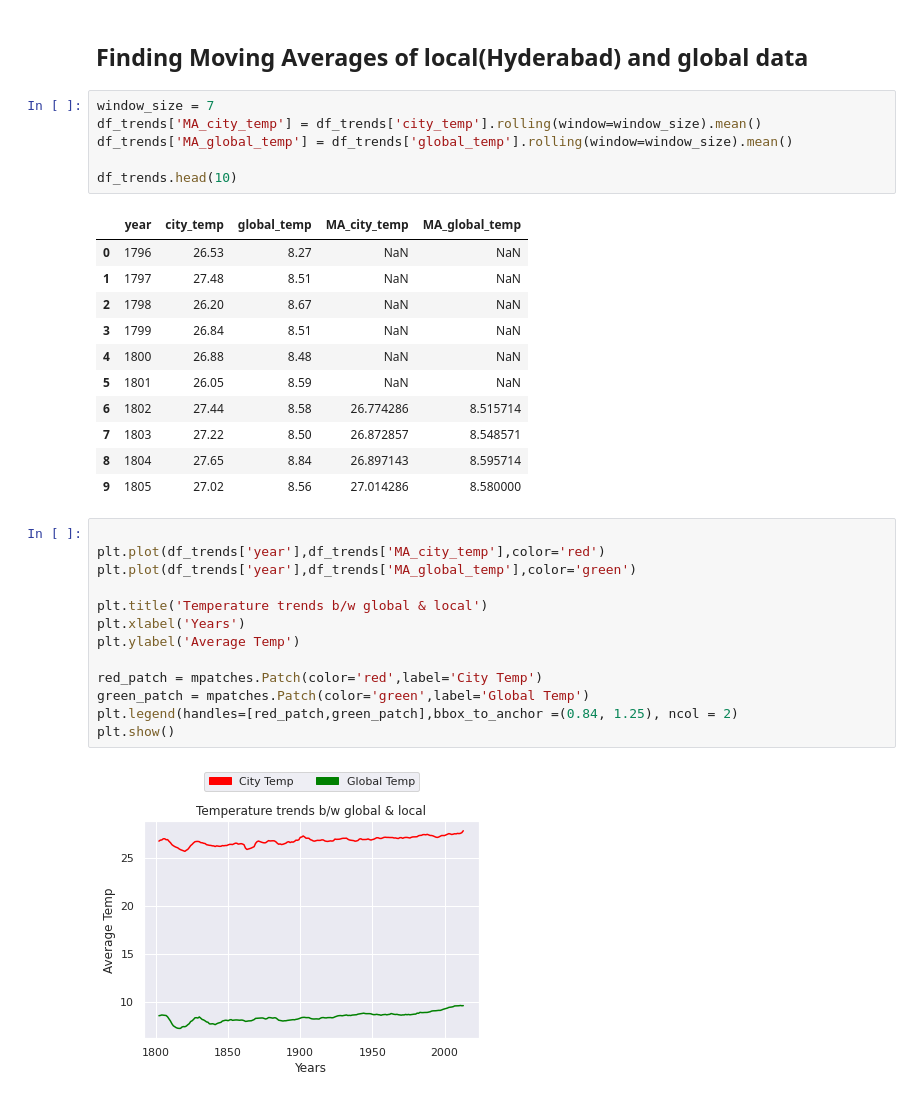
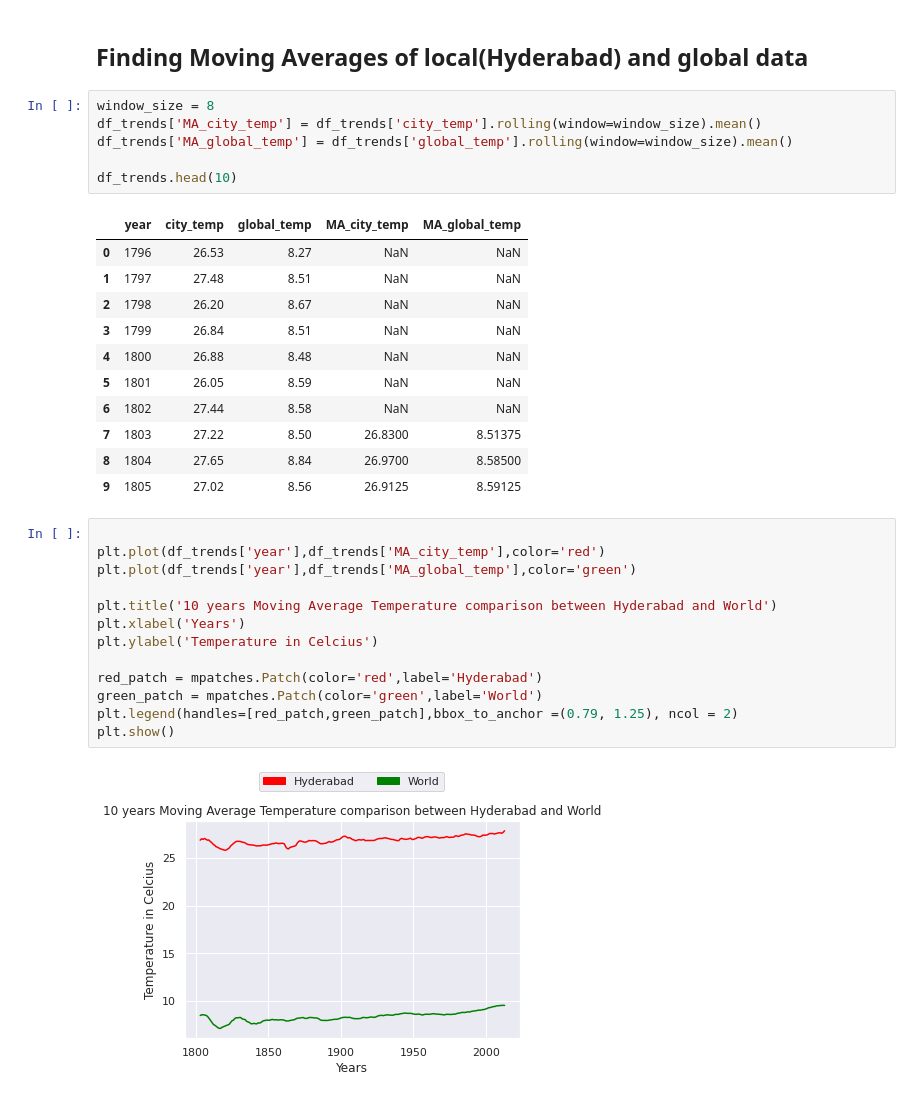
Before and after one commit to dishankkalra23/Explore-Weather-Trends, a Jupyter notebook: Explore_Weather_Trends.ipynb, the cells around one changed output. Cells and saved outputs as stored; diff of their text form.

```diff
--- a/Explore_Weather_Trends.ipynb
+++ b/Explore_Weather_Trends.ipynb
@@ -315,7 +320,7 @@ Name: 68, dtype: float64
 # %% [markdown]
 ## Finding Moving Averages of local(Hyderabad) and global data
 # %%
-window_size = 7
+window_size = 8
 df_trends['MA_city_temp'] = df_trends['city_temp'].rolling(window=window_size).mean()
 df_trends['MA_global_temp'] = df_trends['global_temp'].rolling(window=window_size).mean()
 
@@ -328,22 +333,22 @@ df_trends.head(10)
 | 3 | 1799 | 26.84 | 8.51 | NaN | NaN |
 | 4 | 1800 | 26.88 | 8.48 | NaN | NaN |
 | 5 | 1801 | 26.05 | 8.59 | NaN | NaN |
-| 6 | 1802 | 27.44 | 8.58 | 26.774286 | 8.515714 |
-| 7 | 1803 | 27.22 | 8.50 | 26.872857 | 8.548571 |
-| 8 | 1804 | 27.65 | 8.84 | 26.897143 | 8.595714 |
-| 9 | 1805 | 27.02 | 8.56 | 27.014286 | 8.580000 |
+| 6 | 1802 | 27.44 | 8.58 | NaN | NaN |
+| 7 | 1803 | 27.22 | 8.50 | 26.8300 | 8.51375 |
+| 8 | 1804 | 27.65 | 8.84 | 26.9700 | 8.58500 |
+| 9 | 1805 | 27.02 | 8.56 | 26.9125 | 8.59125 |
 # %%
 
 plt.plot(df_trends['year'],df_trends['MA_city_temp'],color='red')
 plt.plot(df_trends['year'],df_trends['MA_global_temp'],color='green')
 
-plt.title('Temperature trends b/w global & local')
+plt.title('10 years Moving Average Temperature comparison between Hyderabad and World')
 plt.xlabel('Years')
-plt.ylabel('Average Temp')
+plt.ylabel('Temperature in Celcius')
 
-red_patch = mpatches.Patch(color='red',label='City Temp')
-green_patch = mpatches.Patch(color='green',label='Global Temp')
-plt.legend(handles=[red_patch,green_patch],bbox_to_anchor =(0.84, 1.25), ncol = 2)
+red_patch = mpatches.Patch(color='red',label='Hyderabad')
+green_patch = mpatches.Patch(color='green',label='World')
+plt.legend(handles=[red_patch,green_patch],bbox_to_anchor =(0.79, 1.25), ncol = 2)
 plt.show()
 # %% [output]
-[figure, old version]
+[figure, new version]
```
Also changed, not shown: parts of 6 cells of this notebook.
